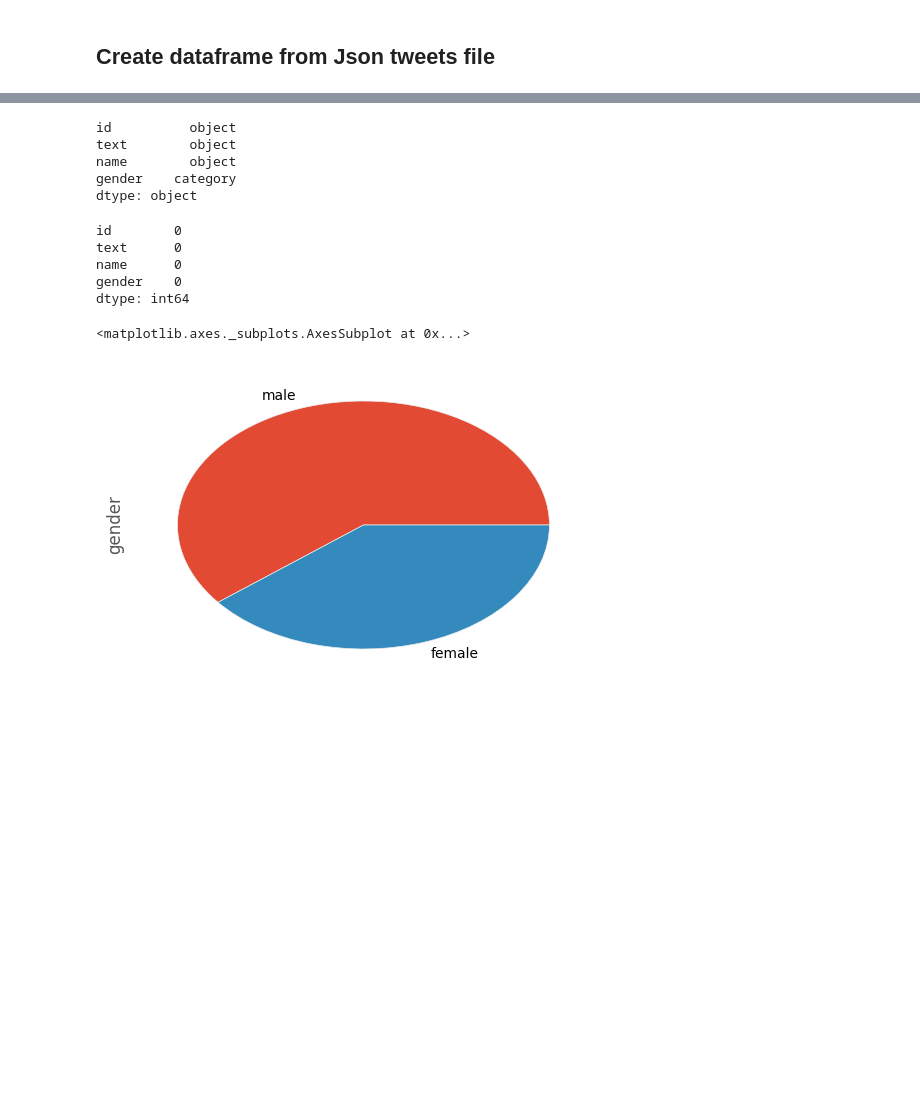
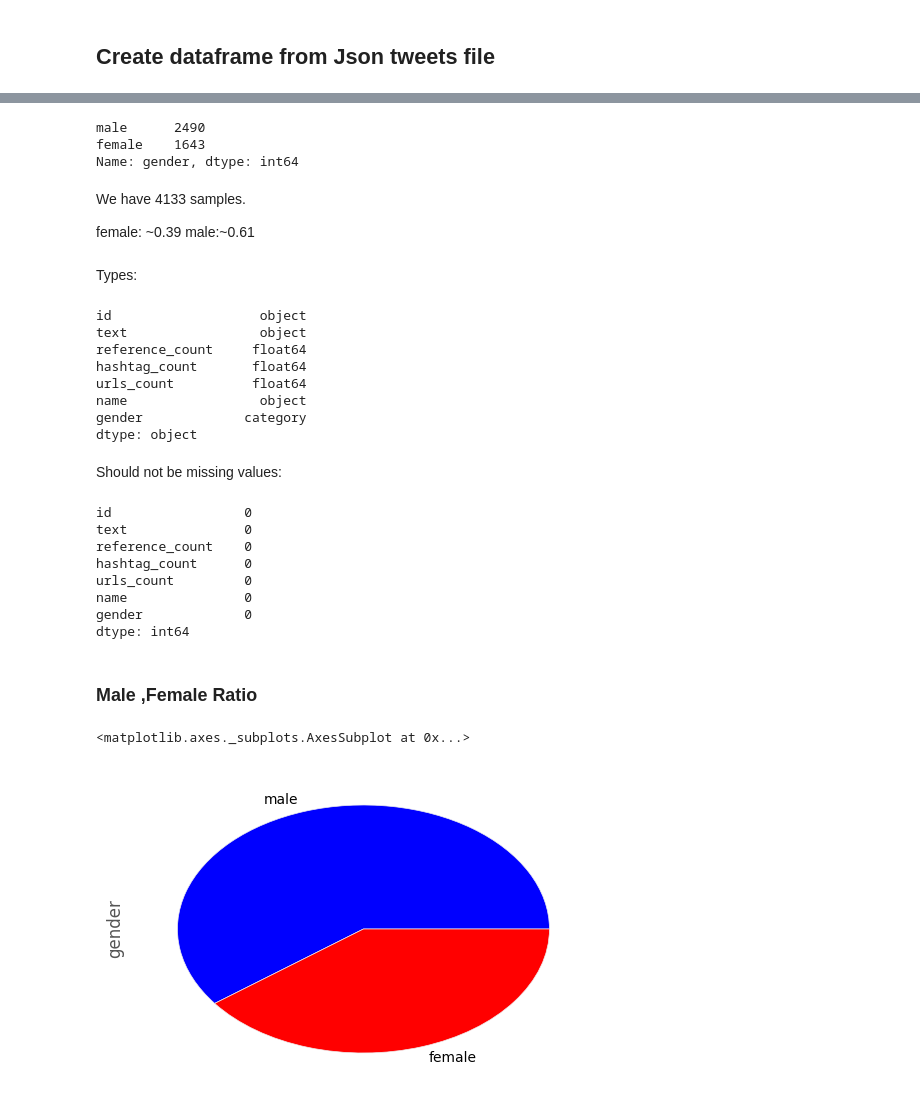
Before and after one commit to zamiramos/TweeterProject, a Jupyter notebook: project.ipynb, the cells around one changed output, grey strips where cells are left out. Cells and saved outputs as stored; diff of their text form; code cells hidden in the pictures; blank space fills up the shorter version.

Commit message:
Explore the data. Add Readme file.

```diff
--- a/project.ipynb
+++ b/project.ipynb
@@ -112,3 +113,19 @@ def UTFToAscii(string):
+# %%
+def ExtractReference(string):
+    reference_count = 0
+    hashtag_count = 0
+    urls_count = 0
+    for i in string.split():
+        s, n, p, pa, q, f = urlparse.urlparse(i)
+        if s and n:
+            urls_count = urls_count + 1
+        elif i[:1] == '@':
+            reference_count = reference_count + 1
+        elif i[:1] == '#':
+            hashtag_count = hashtag_count + 1
+        else:
+            pass
+    return reference_count, hashtag_count, urls_count
 # %% [markdown]
 ### Remove URLs, hashtags, @user_reference
 # %%
@@ -189,7 +192,7 @@ def IsEnglish(s):
 
 #read data from tweets.data
 
-tweets_df = pd.DataFrame(columns=['id', 'text','name', 'gender'])
+tweets_df = pd.DataFrame(columns=['id', 'text', 'reference_count', 'hashtag_count', 'urls_count' ,'name', 'gender'])
 for line in open('tweets.data', 'r'):
     tweet_data = json.loads(line)
     tweet_fullname = tweet_data['user']['name'].encode('utf-8')
@@ -203,6 +206,7 @@ for line in open('tweets.data', 'r'):
     tweet_text = UTFToAscii(tweet_text)
     tweet_text = RemoveEscaping(tweet_text)
     tweet_text = FlatLines(tweet_text)
+    reference_count, hashtag_count, urls_count = ExtractReference(tweet_text)
     tweet_text = RemoveNonWords(tweet_text)
     tweet_text = RemoveRT(tweet_text)
     tweet_text = ToLowercase(tweet_text)
@@ -221,4 +225,4 @@ for line in open('tweets.data', 'r'):
     if gender is None:
         continue
 
-    tweets_df.loc[len(tweets_df)]=[tweet_data['id_str'], tweet_text, tweet_fullname, gender]
+    tweets_df.loc[len(tweets_df)]=[tweet_data['id_str'], tweet_text, reference_count, hashtag_count, urls_count, tweet_fullname, gender]
@@ -247,16 +264,38 @@ tweets_df.describe()
+# %%
+tweets_df['gender'] = tweets_df['gender'].astype('category')
+tweets_df.gender.value_counts()
+# %% [output]
+male      2490
+female    1643
+Name: gender, dtype: int64
+# %% [markdown]
+We have 4133 samples.
+
+female: ~0.39
+male:~0.61
+# %% [markdown]
+Types:
 # %%
 tweets_df.dtypes
 # %% [output]
-id          object
-text        object
-name        object
-gender    category
+id                   object
+text                 object
+reference_count     float64
+hashtag_count       float64
+urls_count          float64
+name                 object
+gender             category
 dtype: object
+# %% [markdown]
+Should not be missing values:
 # %%
 tweets_df.isnull().sum()
 # %% [output]
-id        0
-text      0
-name      0
-gender    0
+id                 0
+text               0
+reference_count    0
+hashtag_count      0
+urls_count         0
+name               0
+gender             0
 dtype: int64
@@ -265,13 +302,15 @@ tweets_df['gender'] = tweets_df['gender'].astype('category')
+# %% [markdown]
+### Male ,Female Ratio
 # %%
 import matplotlib.pyplot as plt
 import matplotlib
 matplotlib.style.use('ggplot')
 
 %matplotlib inline
 
 plt.figure();
 
-tweets_df.gender.value_counts().plot(kind='pie')
+tweets_df.gender.value_counts().plot(kind='pie', colors=['blue','red'])
 # %% [output]
 <matplotlib.axes._subplots.AxesSubplot at 0x...>
-[figure, old version]
+[figure, new version]
```
Also changed, not shown: parts of 20 cells of this notebook, 6 other files.
